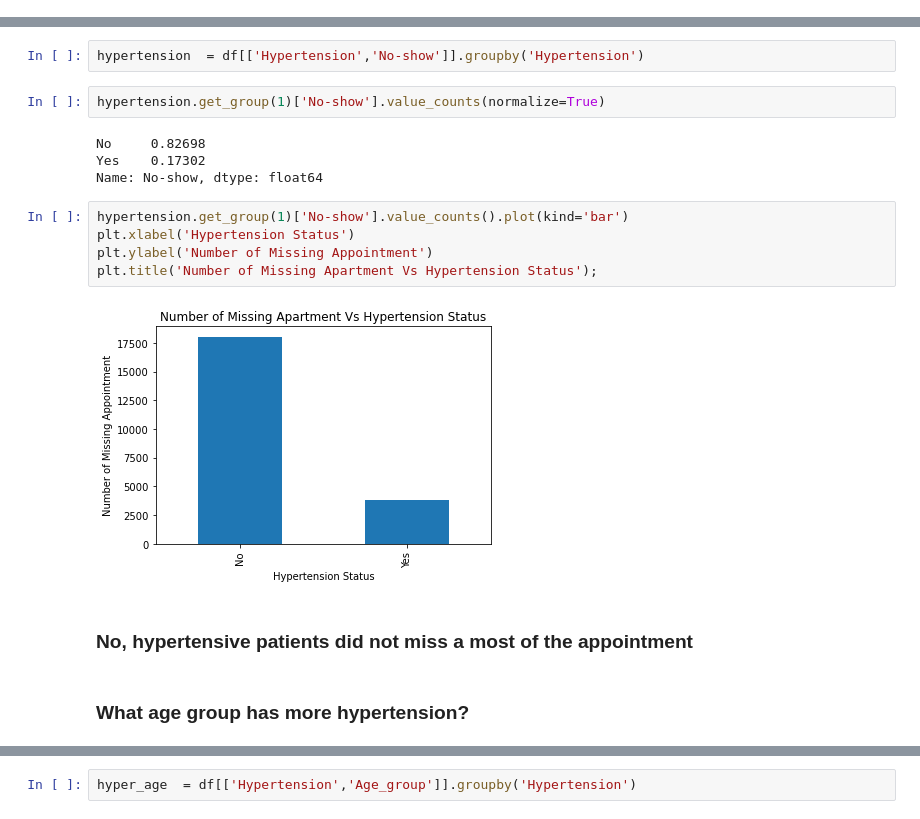
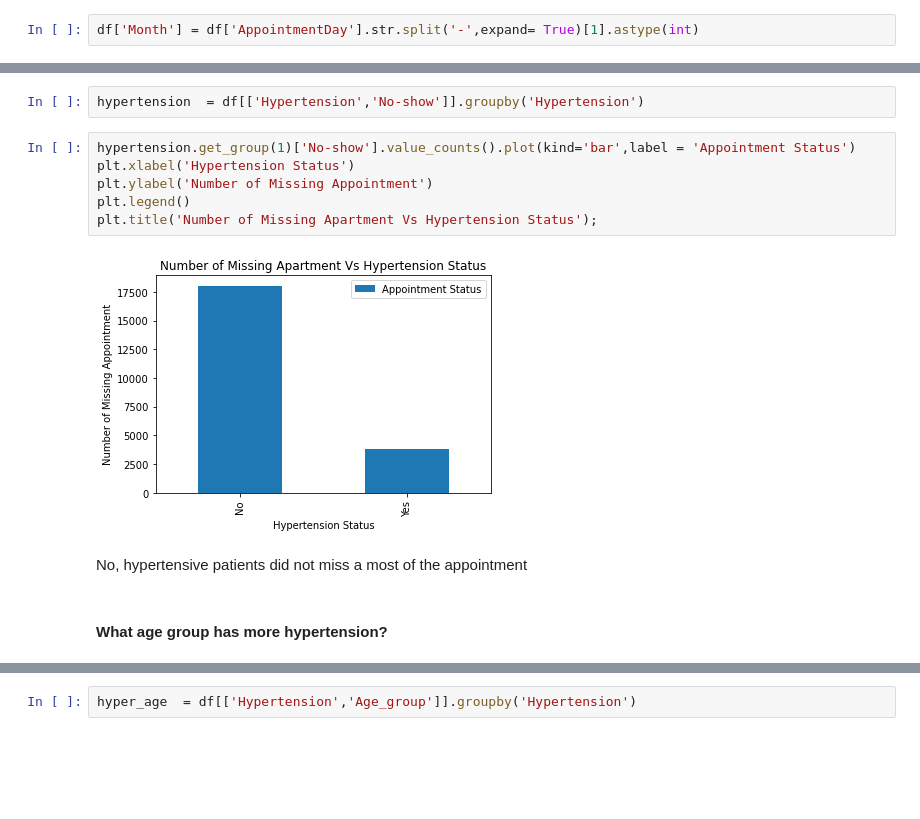
Before and after one commit to Yusuf-Olaniyi/Missing-Medical-Appointment-Data-Analysis, a Jupyter notebook: No_Show_Appointment.ipynb, the cells around one changed output, grey strips where cells are left out. Saved outputs shown, nothing was run; the diff lists cells and outputs as text; blank space fills up the shorter version.

```diff
--- a/No_Show_Appointment.ipynb
+++ b/No_Show_Appointment.ipynb
@@ -124,0 +209,2 @@ Name: AppointmentDay, dtype: object
+# %%
+df['Month'] = df['AppointmentDay'].str.split('-',expand= True)[1].astype(int)
@@ -345,19 +557,14 @@ plt.title('Number of Scholars vs Age Group');
 # %%
 hypertension  = df[['Hypertension','No-show']].groupby('Hypertension')
-# %%
-hypertension.get_group(1)['No-show'].value_counts(normalize=True)
-# %% [output]
-No     0.82698
-Yes    0.17302
-Name: No-show, dtype: float64
 # %%
-hypertension.get_group(1)['No-show'].value_counts().plot(kind='bar')
+hypertension.get_group(1)['No-show'].value_counts().plot(kind='bar',label = 'Appointment Status')
 plt.xlabel('Hypertension Status')
 plt.ylabel('Number of Missing Appointment')
+plt.legend()
 plt.title('Number of Missing Apartment Vs Hypertension Status');
 # %% [output]
-[figure, old version]
+[figure, new version]
 # %% [markdown]
-###  No, hypertensive patients did not miss a most of the appointment
+No, hypertensive patients did not miss a most of the appointment
 # %% [markdown]
-### What age group has more hypertension?
+#### What age group has more hypertension?
```
Also changed, not shown: parts of 127 cells of this notebook.
